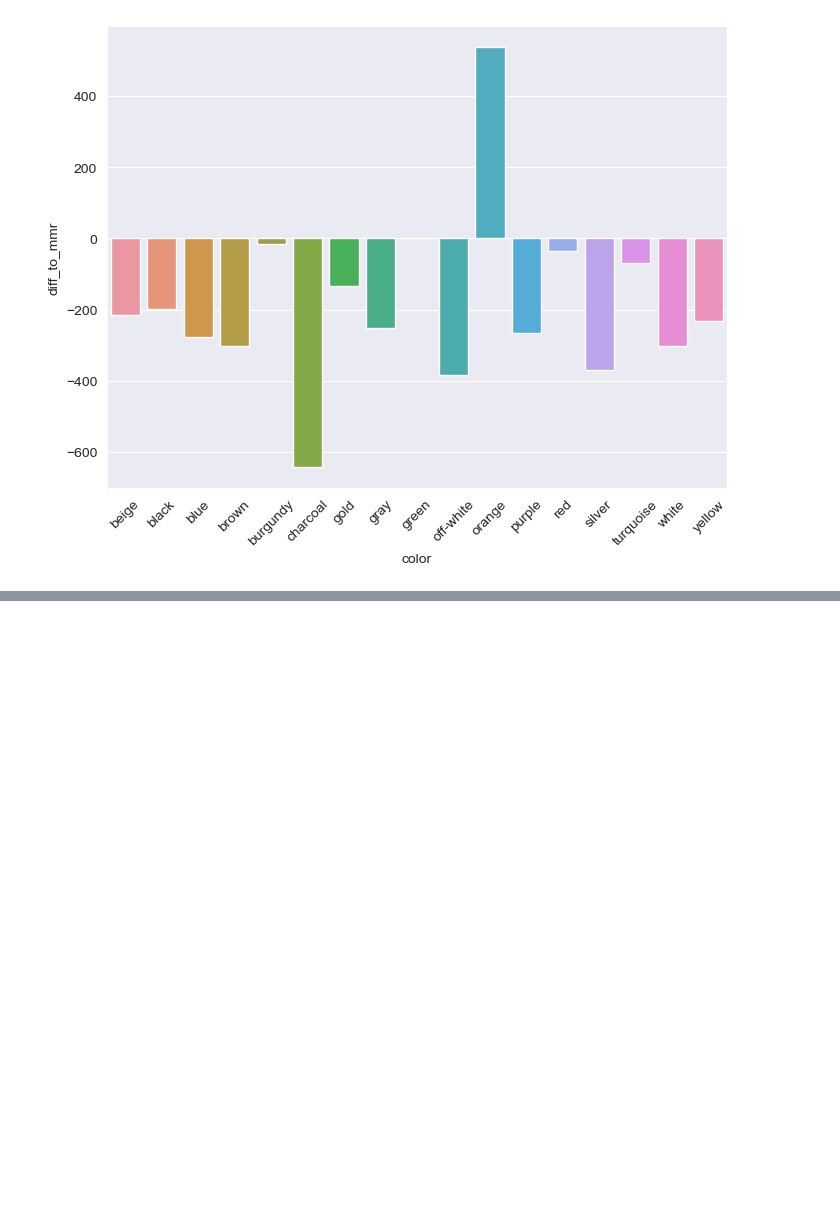
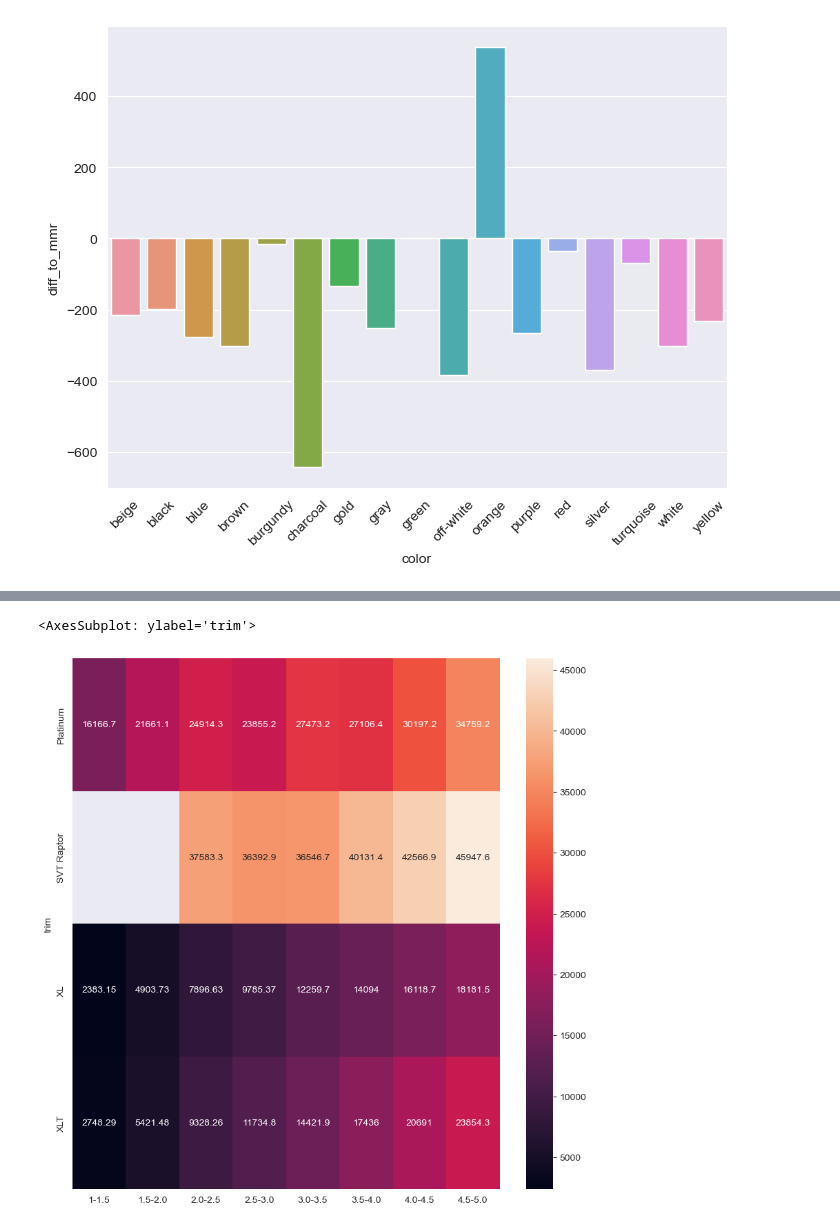
Before and after one commit to MeetPatel89/car_sales_analysis, a Jupyter notebook: notebook.ipynb, the cells around one changed output, grey strips where cells are left out. Drawn from its saved outputs; the diff is of its cells as text; code cells hidden in the pictures; blank space fills up the shorter version.

Commit message:
plot heatmap for average selling price for given trim and condition bin for filtered dataset

```diff
--- a/notebook.ipynb
+++ b/notebook.ipynb
@@ -373,3 +374,6 @@ plt.xticks(rotation=45)
 plt.show()
 # %% [output]
 [figure]
+# %%
+f150s_filtered = pd.read_sql(read_contents(rf"{ROOT_DIR}/sql/trim_cond_selling_price.sql"), sqlConn.get_sql_engine()).set_index("trim")
+f150s_filtered
@@ -375,0 +387,11 @@ plt.show()
+# %%
+fig, ax = plt.subplots(figsize=(10, 10))
+
+sns.heatmap(
+    f150s_filtered,
+    annot=True,
+    fmt="g"
+)
+# %% [output]
+<AxesSubplot: ylabel='trim'>
+[figure, added]
```
Also changed, not shown: parts of 2 cells of this notebook, 1 other file.
